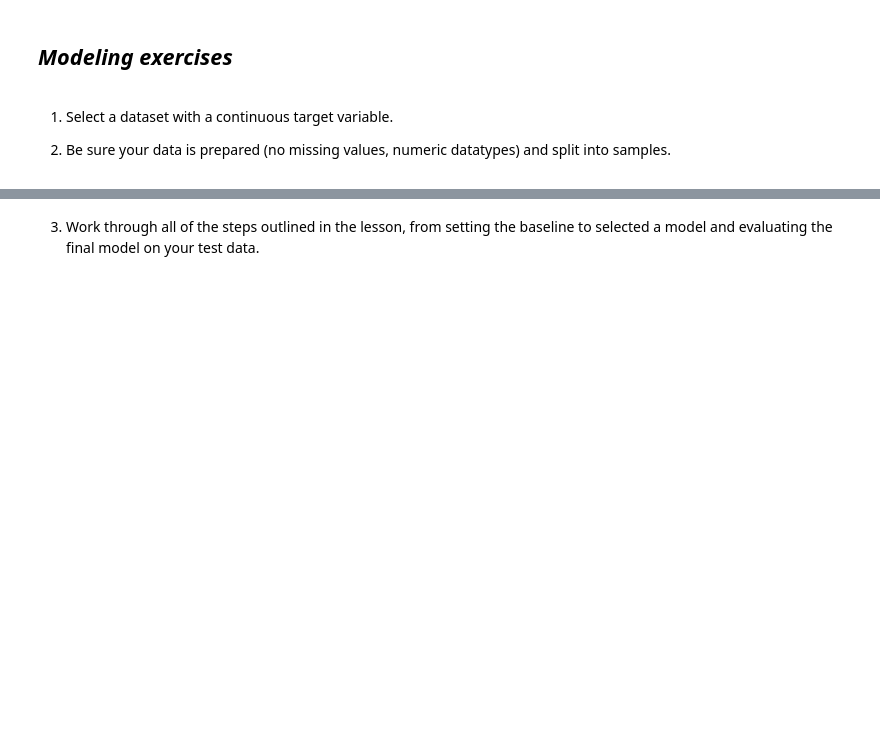
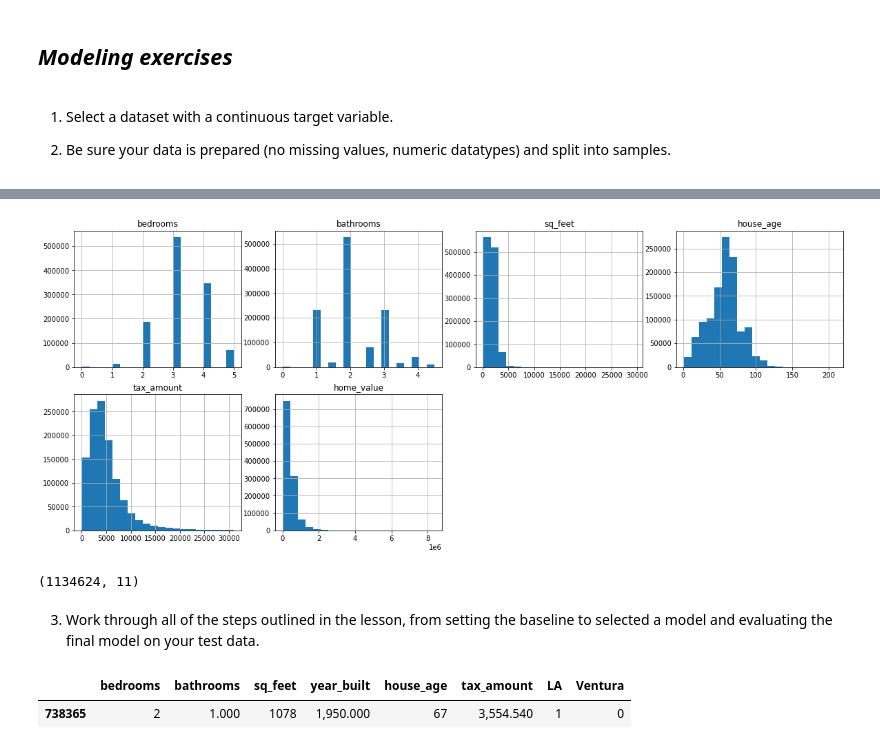
Before and after one commit to nadia-paz/regression-exercises, a Jupyter notebook: modeling.ipynb, the cells around one changed output, grey strips where cells are left out. Saved outputs shown, nothing was run; the diff lists cells and outputs as text; code cells hidden in the pictures; blank space fills up the shorter version.

```diff
--- a/modeling.ipynb
+++ b/modeling.ipynb
@@ -64,0 +40,4 @@ memory usage: 94.9 MB
+# %%
+train = wr.handle_outliers(train)
+validate = wr.handle_outliers(validate)
+test = wr.handle_outliers(test)
@@ -65,2 +60,24 @@ memory usage: 94.9 MB
+# %%
+columns_to_explore = [
+ 'bedrooms',
+ 'bathrooms',
+ 'sq_feet',
+ 'house_age',
+ 'tax_amount',
+ 'home_value']
+# %%
+plt.figure(figsize=(20,8))
+for i, col in enumerate(columns_to_explore):
+    h =  ((i+2) // 4)
+    subplot_number = (i+1)
+    plt.subplot(2, 4, subplot_number)
+    plt.title(col)
+    train[col].hist(bins = 20)
+# %% [output]
+[figure, added]
+# %%
+train.shape
+# %% [output]
+(1134624, 11)
 # %% [markdown]
 3. Work through all of the steps outlined in the lesson, from setting the baseline to selected a model and evaluating the final model on your test data.
@@ -66,0 +93,5 @@ memory usage: 94.9 MB
+# %%
+X_train.head(1)
+# %% [output]
+|  | bedrooms | bathrooms | sq_feet | year_built | house_age | tax_amount | LA | Ventura |
+| 738365 | 2 | 1.000 | 1078 | 1,950.000 | 67 | 3,554.540 | 1 | 0 |
```
Also changed, not shown: parts of 48 cells of this notebook.
